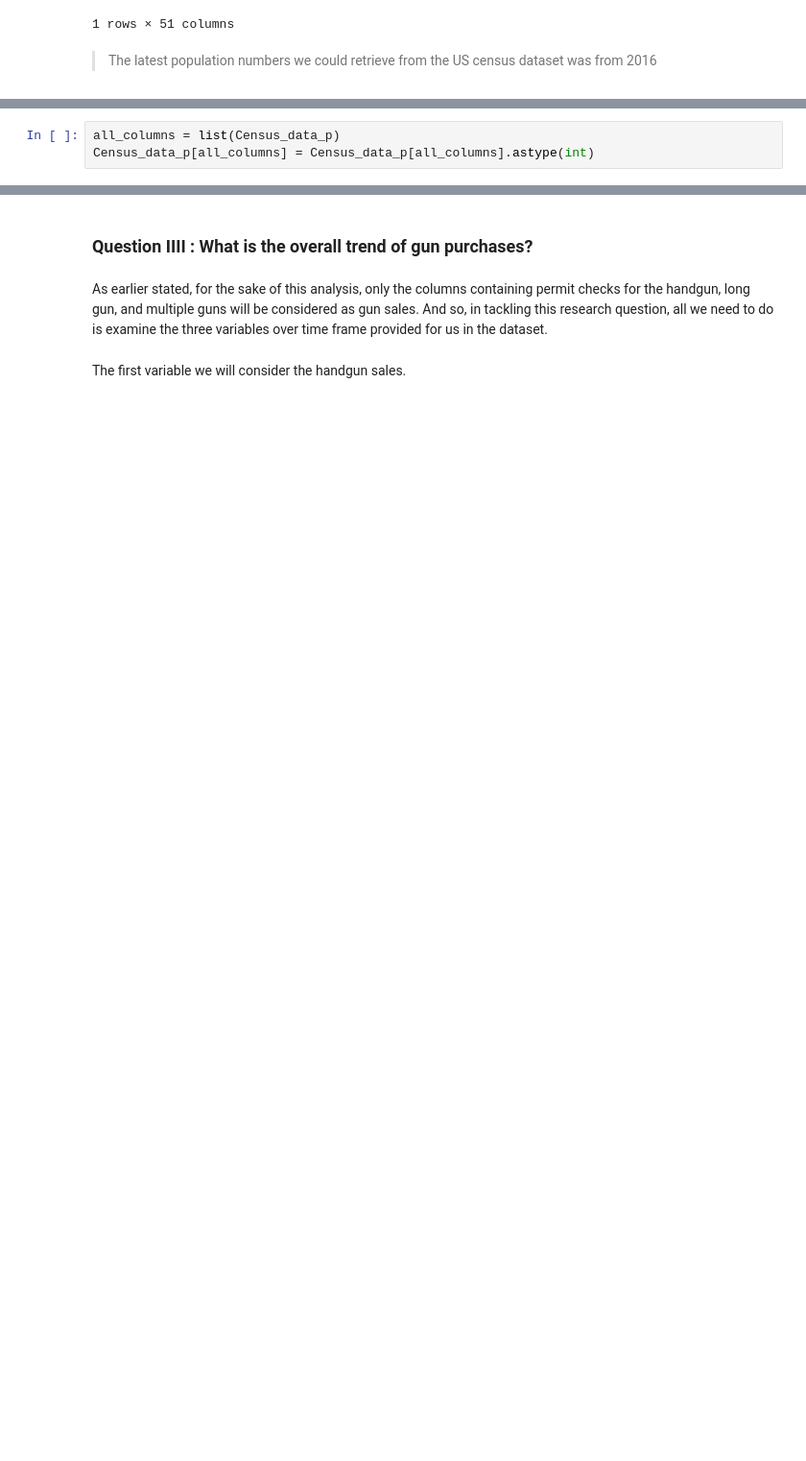
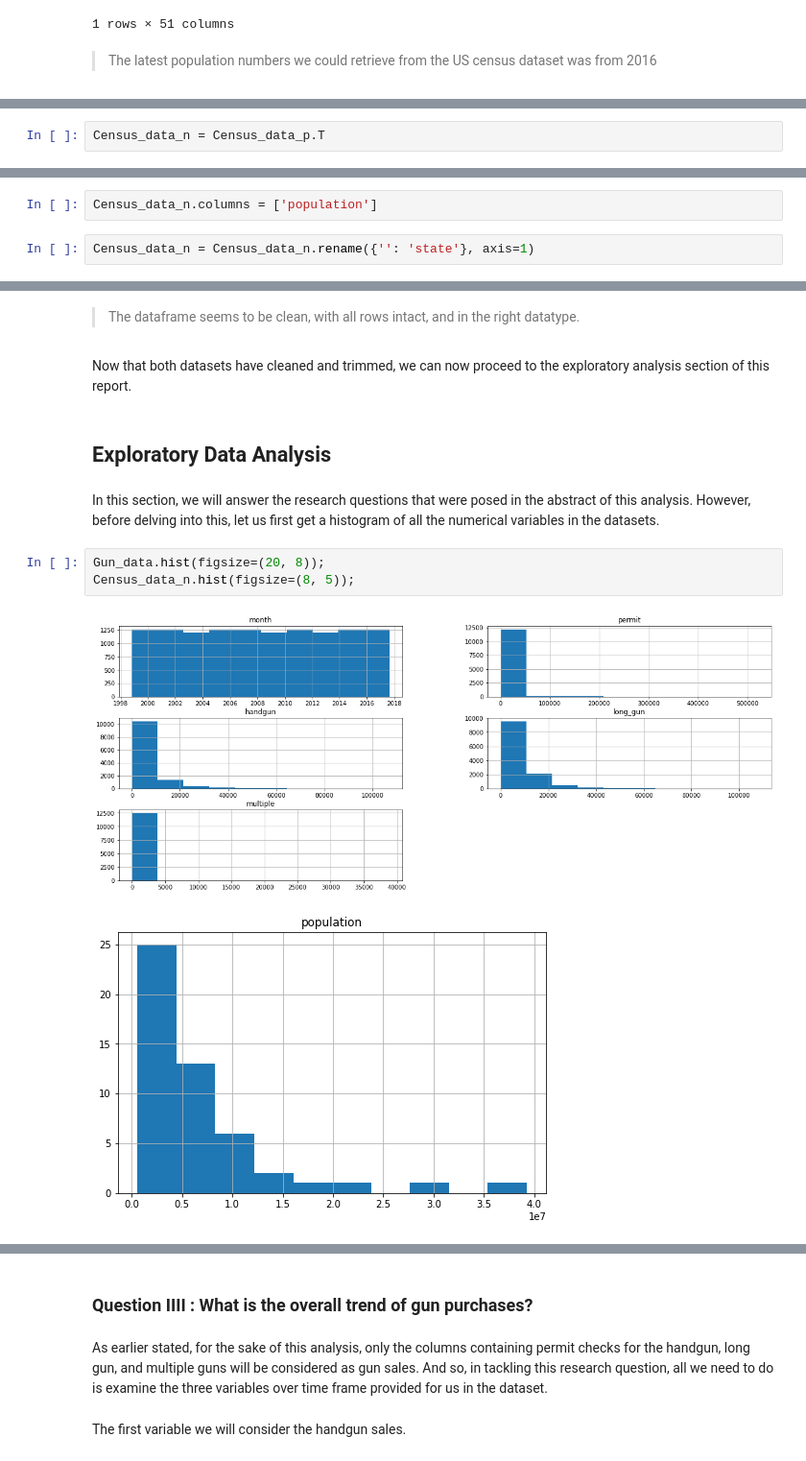
Before and after one commit to jjjeorgee/ALX-T, a Jupyter notebook: Project 01/NCIS background checks data analysis collated with US census data.ipynb, the cells around one changed output, grey strips where cells are left out. Shown at 96% size. Saved outputs shown, nothing was run; the diff lists cells and outputs as text; blank space fills up the shorter version.

```diff
--- a/Project 01/NCIS background checks data analysis collated with US census data.ipynb
+++ b/Project 01/NCIS background checks data analysis collated with US census data.ipynb
@@ -471,3 +452,0 @@ memory usage: 34.0+ KB
-# %%
-all_columns = list(Census_data_p)
-Census_data_p[all_columns] = Census_data_p[all_columns].astype(int)
@@ -475,0 +463,2 @@ ValueError: invalid literal for int() with base 10: 'Population estimates, July
+# %%
+Census_data_n = Census_data_p.T
@@ -475,0 +489,4 @@ ValueError: invalid literal for int() with base 10: 'Population estimates, July
+# %%
+Census_data_n.columns = ['population']
+# %%
+Census_data_n = Census_data_n.rename({'': 'state'}, axis=1)
@@ -475,0 +520,15 @@ ValueError: invalid literal for int() with base 10: 'Population estimates, July
+# %% [markdown]
+> The dataframe seems to be clean, with all rows intact, and in the right datatype.
+# %% [markdown]
+Now that both datasets have cleaned and trimmed, we can now proceed to the exploratory analysis section of this report.
+# %% [markdown]
+<a id='eda'></a>
+## Exploratory Data Analysis
+# %% [markdown]
+In this section, we will answer the research questions that were posed in the abstract of this analysis. However, before delving into this, let us first get a histogram of all the numerical variables in the datasets.
+# %%
+Gun_data.hist(figsize=(20, 8));
+Census_data_n.hist(figsize=(8, 5));
+# %% [output]
+[figure, added]
+[figure, added]
```
Also changed, not shown: parts of 60 cells of this notebook, 1 other file.
